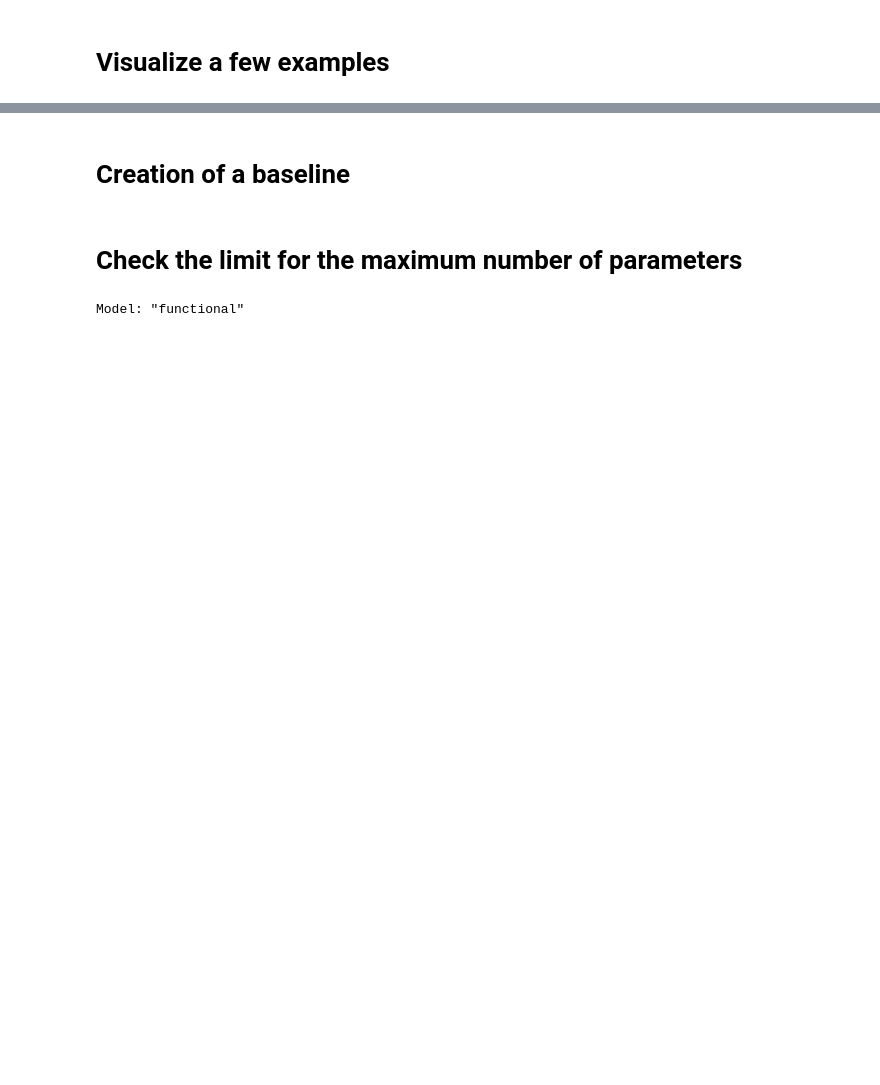
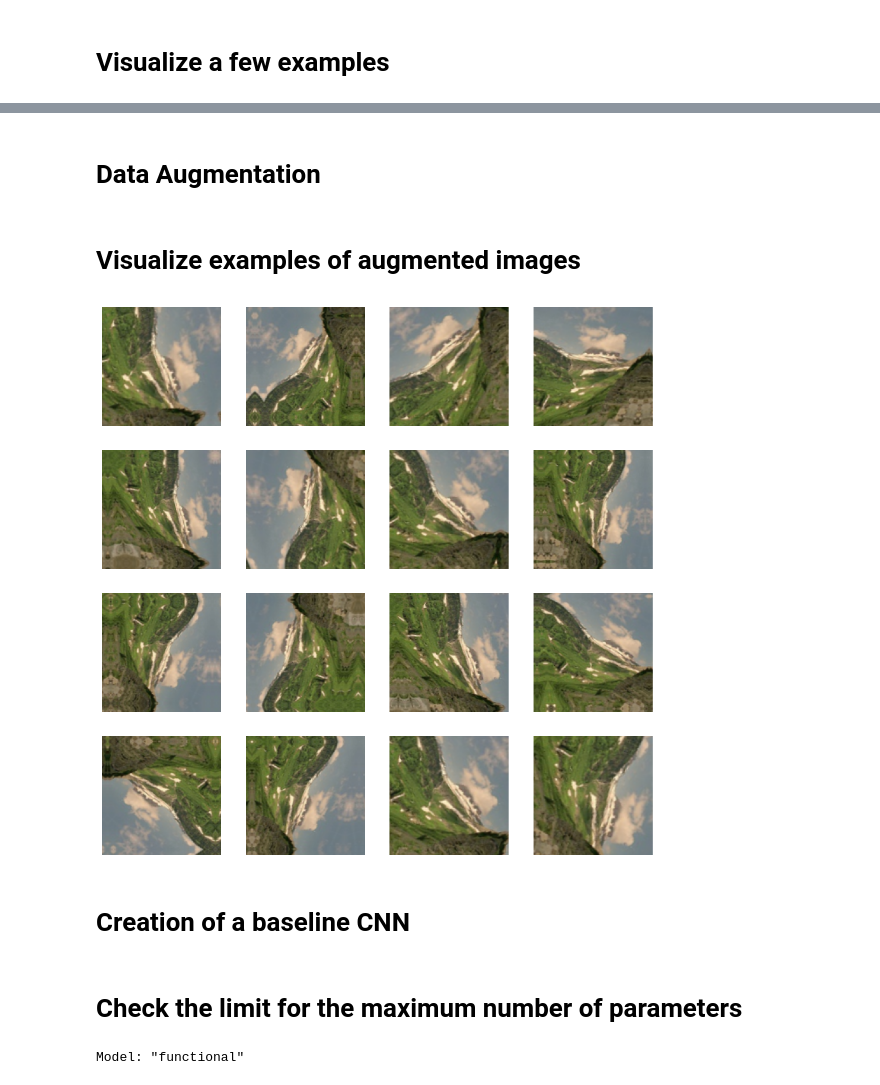
Before and after one commit to nunorfidalgo/AD2425_TP, a Jupyter notebook: AD2425_TP_A.ipynb, the cells around one changed output, grey strips where cells are left out. Cells and saved outputs as stored; diff of their text form; code cells hidden in the pictures; blank space fills up the shorter version.

```diff
--- a/AD2425_TP_A.ipynb
+++ b/AD2425_TP_A.ipynb
@@ -146,5 +154,26 @@ for images, labels in train_ds.take(1):
+# %% [markdown]
+# Data Augmentation
+# %%
+data_augmentation = keras.Sequential([
+    layers.RandomFlip(mode='horizontal_and_vertical'),
+    layers.RandomRotation(factor=0.3),
+    layers.RandomShear(0.2),
+    layers.RandomZoom(0.2),
+])
+# %% [markdown]
+# Visualize examples of augmented images
+# %%
+plt.figure(figsize=(12, 12))
+for images, _ in train_ds.take(1):
+  for i in range(16):
+    augmented_images = data_augmentation(images)
+    ax = plt.subplot(4, 4, i + 1)
+    plt.imshow(augmented_images[0].numpy()/255.)
+    plt.axis("off")
+# %% [output]
+[figure, added]
 # %% [markdown]
-# Creation of a baseline
+# Creation of a baseline CNN
 # %%
 keras.backend.clear_session()
 tf.random.set_seed(42)
```
Also changed, not shown: parts of 32 cells of this notebook.
